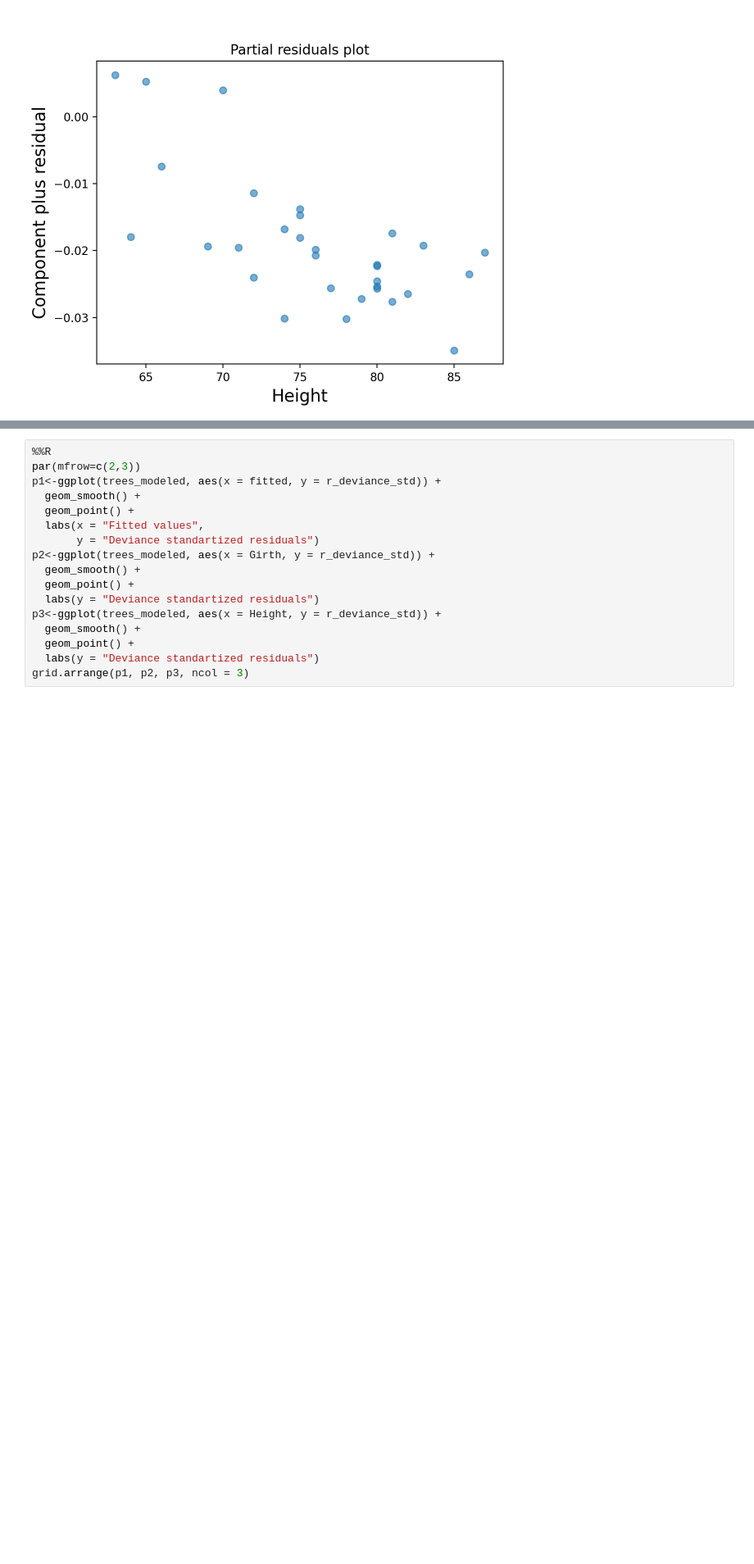
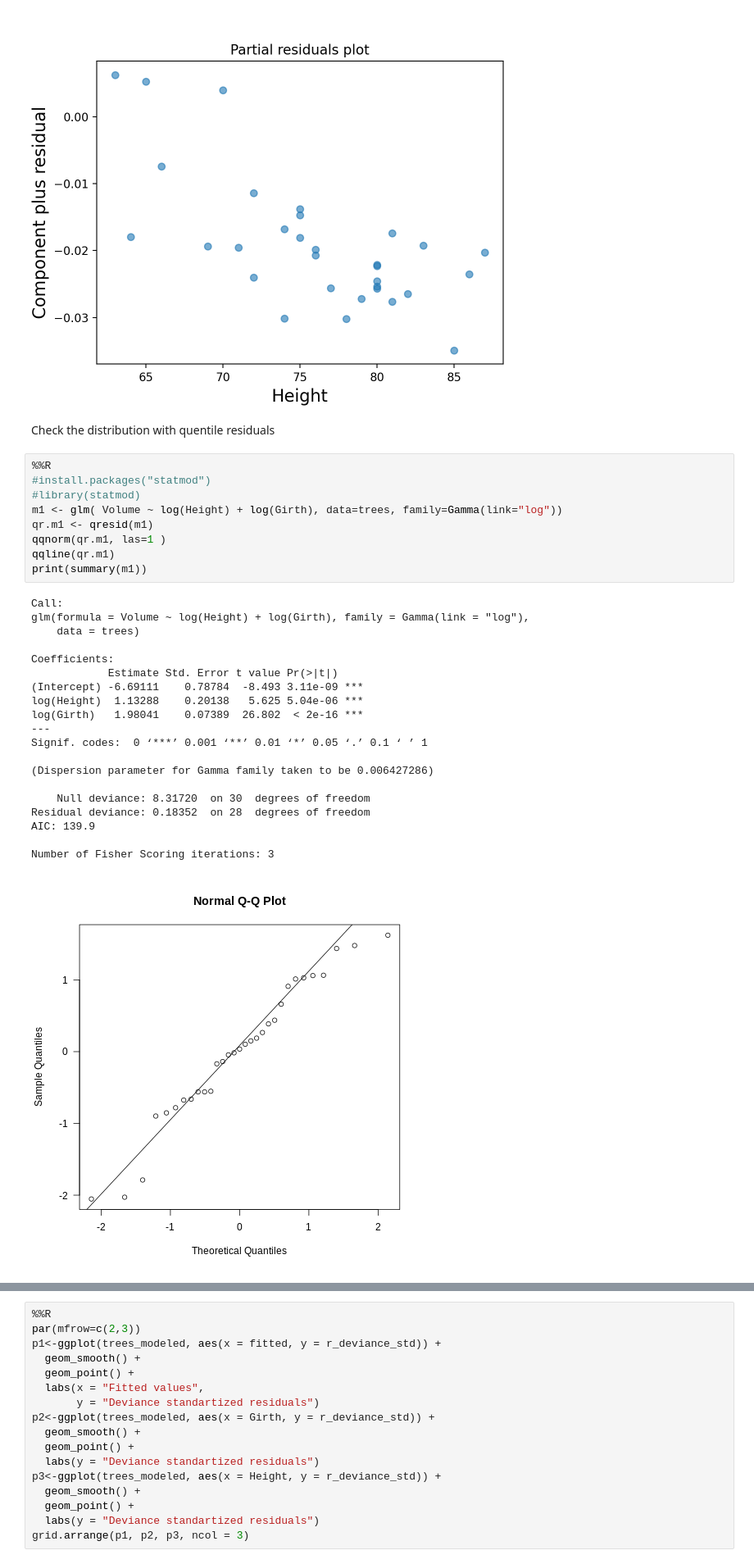
Before and after one commit to francji1/01ZLMA, a Jupyter notebook: code/01ZLMA_ex05_GLM_Model_Diagnostics.ipynb, the cells around one changed output, grey strips where cells are left out. Shown at 82% size. Drawn from its saved outputs; the diff is of its cells as text; blank space fills up the shorter version.

```diff
--- a/code/01ZLMA_ex05_GLM_Model_Diagnostics.ipynb
+++ b/code/01ZLMA_ex05_GLM_Model_Diagnostics.ipynb
@@ -710,3 +732,35 @@ trees_m1.plot_partial_residuals('Height')
 # %% [output]
 [figure]
 [figure]
+# %% [markdown]
+Check the distribution with quentile residuals
+# %%
+%%R
+#install.packages("statmod")
+#library(statmod)
+m1 <- glm( Volume ~ log(Height) + log(Girth), data=trees, family=Gamma(link="log"))
+qr.m1 <- qresid(m1)
+qqnorm(qr.m1, las=1 )
+qqline(qr.m1)
+print(summary(m1))
+# %% [output]
+Call:
+glm(formula = Volume ~ log(Height) + log(Girth), family = Gamma(link = "log"),
+    data = trees)
+
+Coefficients:
+            Estimate Std. Error t value Pr(>|t|)
+(Intercept) -6.69111    0.78784  -8.493 3.11e-09 ***
+log(Height)  1.13288    0.20138   5.625 5.04e-06 ***
+log(Girth)   1.98041    0.07389  26.802  < 2e-16 ***
+---
+Signif. codes:  0 ‘***’ 0.001 ‘**’ 0.01 ‘*’ 0.05 ‘.’ 0.1 ‘ ’ 1
+
+(Dispersion parameter for Gamma family taken to be 0.006427286)
+
+    Null deviance: 8.31720  on 30  degrees of freedom
+Residual deviance: 0.18352  on 28  degrees of freedom
+AIC: 139.9
+
+Number of Fisher Scoring iterations: 3
+[figure, added]
```
Also changed, not shown: parts of 61 cells of this notebook.
